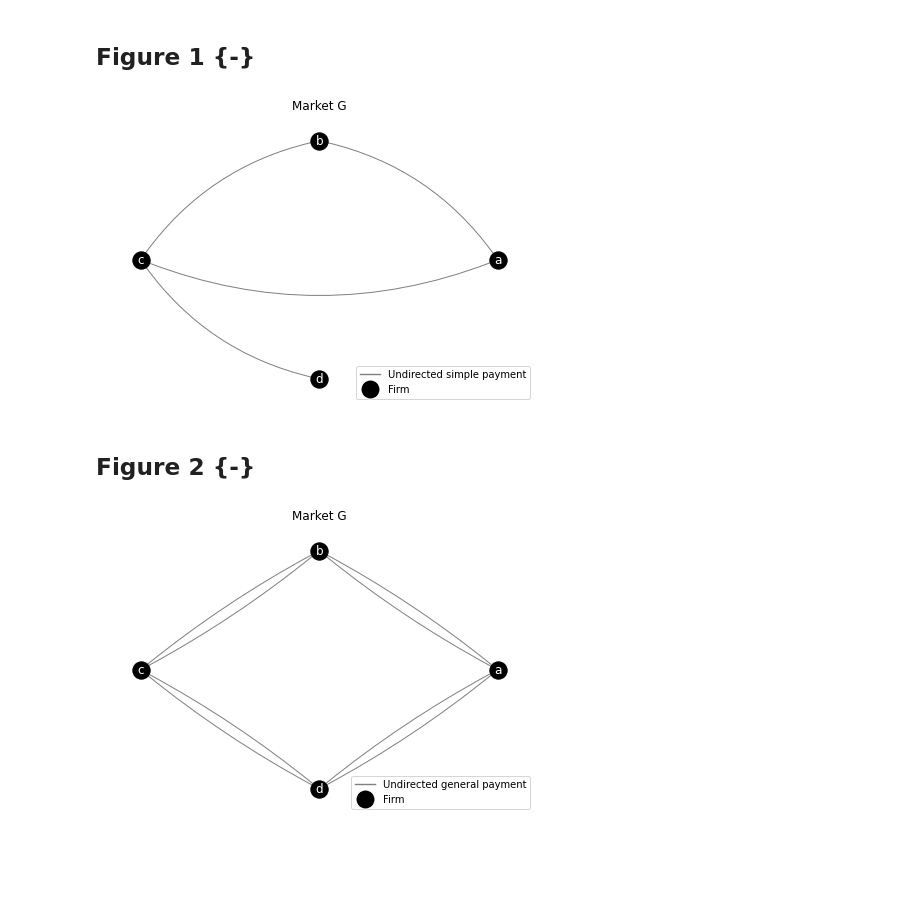
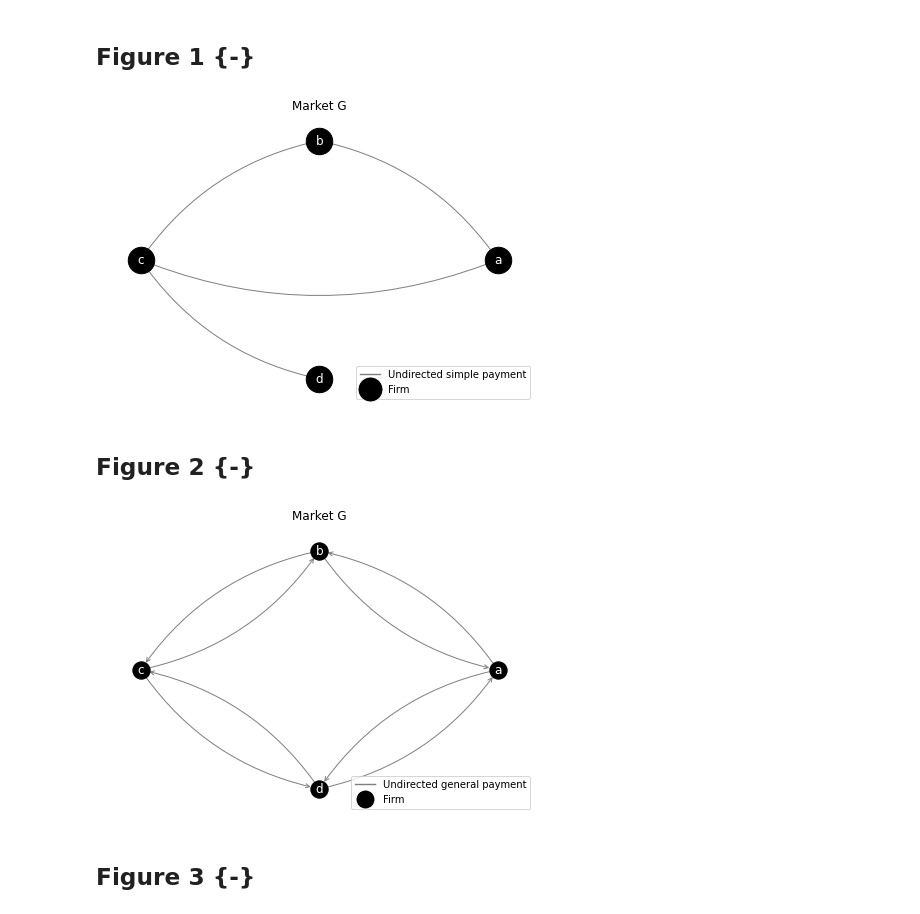
Before and after one commit to roylanmartinez/Payment_Clearing, a Jupyter notebook: main.ipynb, the cells around one changed output. Drawn from its saved outputs; the diff is of its cells as text; code cells hidden in the pictures; blank space fills up the shorter version.

```diff
--- a/main.ipynb
+++ b/main.ipynb
@@ -7,55 +7,61 @@ import pandas as pd
 import numpy as np
 import matplotlib.pyplot as plt
 from matplotlib.lines import Line2D
+SAVE_IMAGES_IN_FOLDER = True
 # %% [markdown]
 ## Figure 1 {-}
 # %%
-G1 = nx.MultiDiGraph()
+F1 = nx.MultiDiGraph()
 
-edgesG1 = np.array(['ab', 'bc', 'ca', 'cd'])
-nodesG1 = np.array(['a', 'b', 'c', 'd'])
+edgesF1 = np.array(['ab', 'bc', 'ca', 'cd'])
+nodesF1 = np.array(['a', 'b', 'c', 'd'])
 
-G1.add_nodes_from(nodesG1)
-G1.add_edges_from(edgesG1)
-posG1 = nx.circular_layout(G1)
+F1.add_nodes_from(nodesF1)
+F1.add_edges_from(edgesF1)
+posF1 = nx.circular_layout(F1)
 nx.draw(
-    G1, posG1, edge_color='gray', width=1, linewidths=1, node_color='black', font_color='white', alpha=1,
-    labels={node: node for node in nodesG1}, label="Node", arrowstyle='-', connectionstyle='arc3,rad=0.2'
+    F1, posF1, edge_color='gray', width=1, linewidths=1, node_size=700, node_color='black', font_color='white', alpha=1,
+    labels={node: node for node in nodesF1}, label="Node", arrowstyle='-', connectionstyle='arc3,rad=0.2'
 )
 
-legend_elementsG1 = [Line2D([0], [0], color='gray', lw=1.4, label='Undirected simple payment'),
+legend_elementsF1 = [Line2D([0], [0], color='gray', lw=1.4, label='Undirected simple payment'),
                    Line2D([0], [0], marker='o', color='w', label='Firm',
-                          markerfacecolor='black', markersize=19)]
+                          markerfacecolor='black', markersize=25)]
 
-plt.legend(handles=legend_elementsG1, loc='lower right')
+plt.legend(handles=legend_elementsF1, loc='lower right')
 plt.axis('off')
 plt.title("Market G")
+# WARNING! THIS WILL SAVE THE IMAGE OF THE GRAPH IN A FOLDER "figures" inside this folder
+SAVE_IMAGES_IN_FOLDER and plt.savefig('./figures/F1.pdf')
 plt.show()
 # %% [output]
-[figure, old version]
+[figure, new version]
 # %% [markdown]
 ## Figure 2 {-}
 # %%
-G2 = nx.MultiDiGraph()
+F2 = nx.MultiDiGraph()
 
-edgesG2 = np.array(['ab', 'ba', 'bc', 'cb', 'cd', 'dc', 'da', 'ad'])
-nodesG2 = np.array(['a', 'b', 'c', 'd'])
+edgesF2 = np.array(['ab', 'ba', 'bc', 'cb', 'cd', 'dc', 'da', 'ad'])
+nodesF2 = np.array(['a', 'b', 'c', 'd'])
 
-G2.add_nodes_from(nodesG2)
-G2.add_edges_from(edgesG2)
-posG2 = nx.circular_layout(G2)
+F2.add_nodes_from(nodesF2)
+F2.add_edges_from(edgesF2)
+posF2 = nx.circular_layout(F2)
 nx.draw(
-    G2, posG2, edge_color='gray', width=1, linewidths=1, node_color='black', font_color='white', alpha=1,
-    labels={node: node for node in nodesG2}, label="Node", arrowstyle='-', connectionstyle='arc3,rad=0.2'
+    F2, posF2, edge_color='gray', width=1, linewidths=1, node_color='black', font_color='white', alpha=1,
+    labels={node: node for node in nodesF2}, label="Node", arrowstyle='->', connectionstyle='arc3,rad=0.2'
 )
 
-legend_elementsG2 = [Line2D([0], [0], color='gray', lw=1.4, label='Undirected general payment'),
+legend_elementsF2 = [Line2D([0], [0], color='gray', lw=1.4, label='Undirected general payment'),
                      Line2D([0], [0], marker='o', color='w', label='Firm',
                             markerfacecolor='black', markersize=19)]
 
-plt.legend(handles=legend_elementsG2, loc='lower right')
+plt.legend(handles=legend_elementsF2, loc='lower right')
 plt.axis('off')
 plt.title("Market G")
+SAVE_IMAGES_IN_FOLDER and plt.savefig('./figures/F2.pdf')
 plt.show()
 # %% [output]
-[figure, old version]
+[figure, new version]
+# %% [markdown]
+## Figure 3 {-}
```
Also changed, not shown: parts of 1 cell of this notebook, 9 other files.
